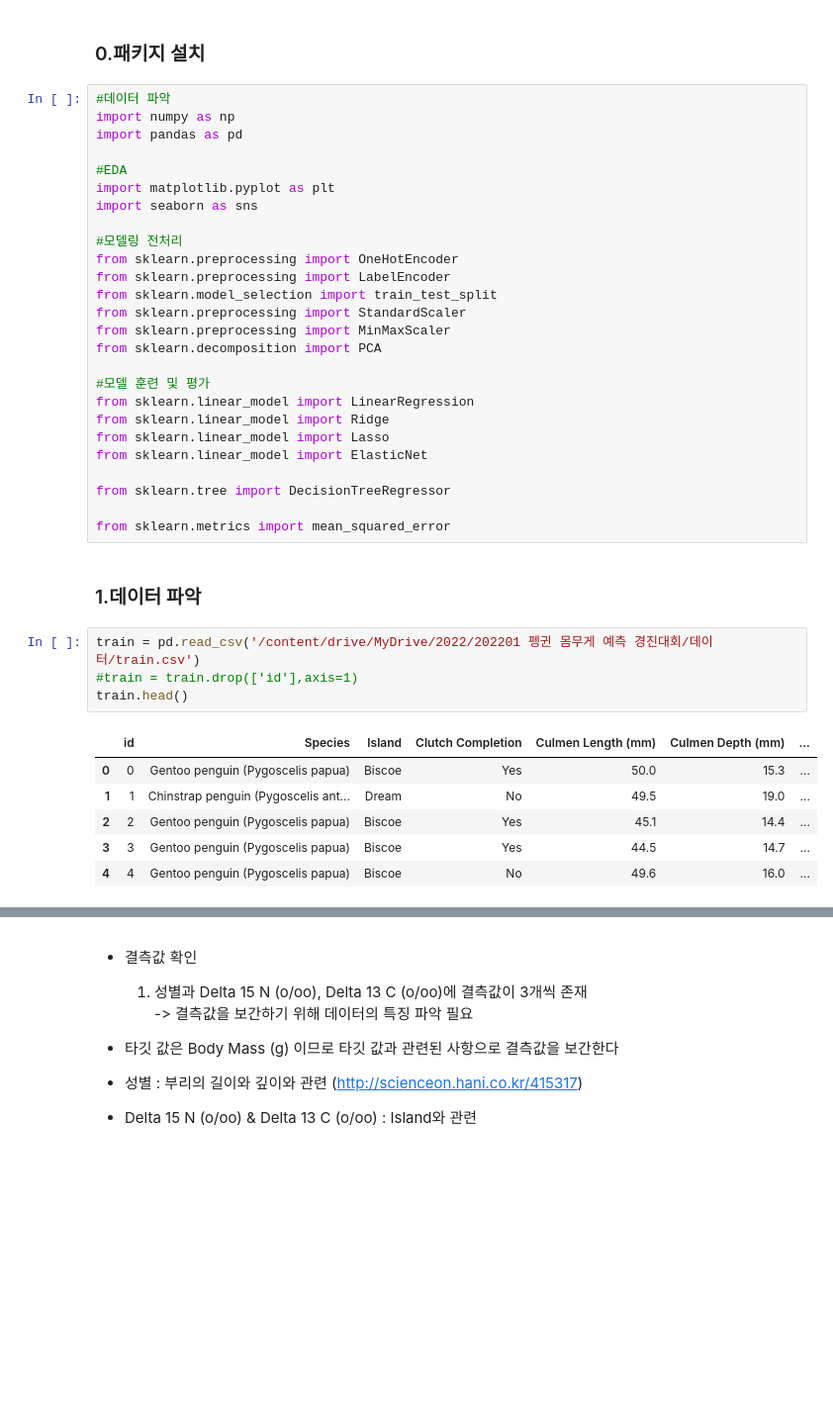
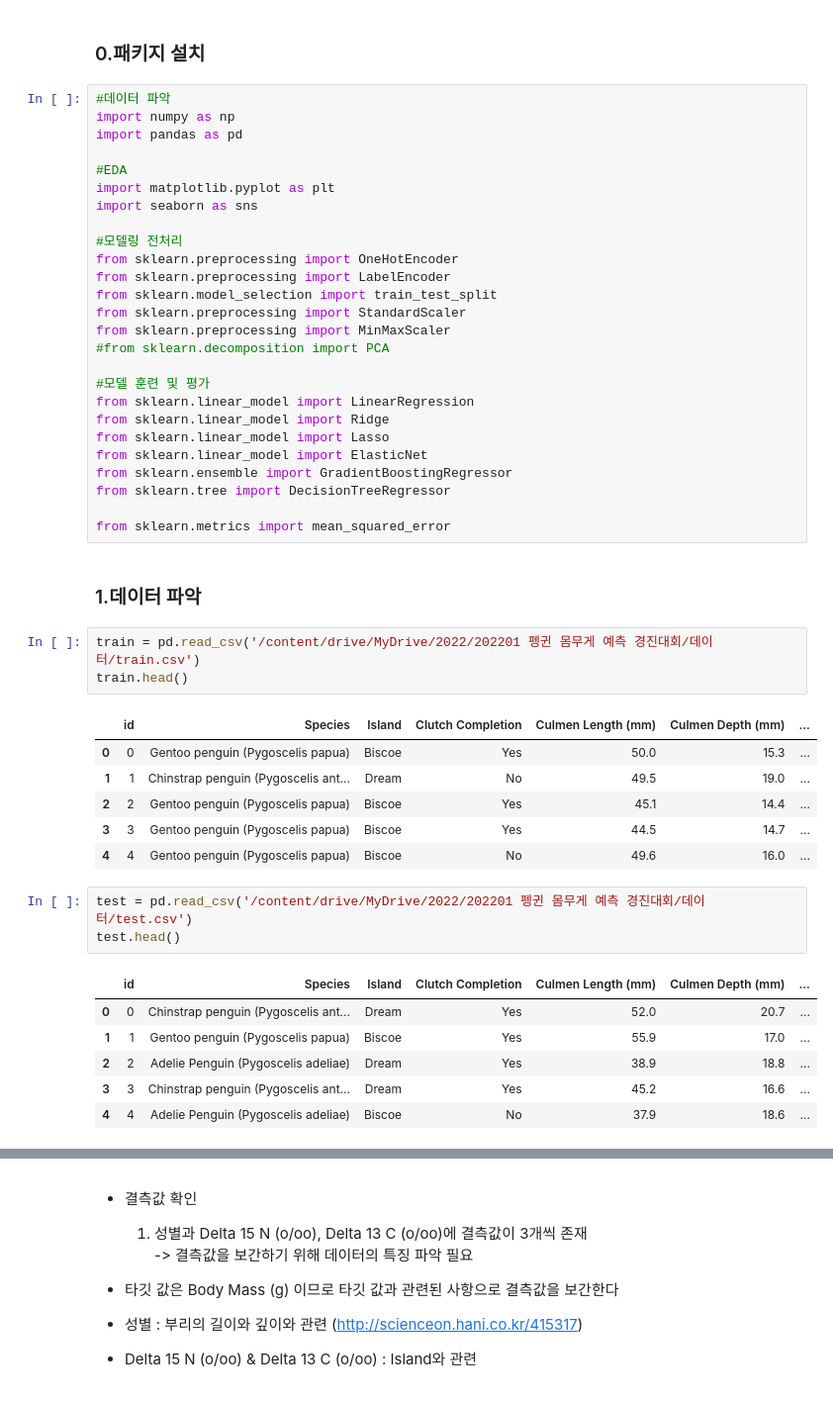
Before and after one commit to juyeon-shin/CLUB-D.N.A., a Jupyter notebook: 2022/01. 펭귄 몸무게 예측 경진대회/펭귄_몸무게_예측_경진대회_포트폴리오.ipynb, the cells around one changed output, grey strips where cells are left out. Shown: that part at 99% size. Saved outputs shown, nothing was run; the diff lists cells and outputs as text; blank space fills up the shorter version.

```diff
--- a/2022/01. 펭귄 몸무게 예측 경진대회/펭귄_몸무게_예측_경진대회_포트폴리오.ipynb
+++ b/2022/01. 펭귄 몸무게 예측 경진대회/펭귄_몸무게_예측_경진대회_포트폴리오.ipynb
@@ -60,14 +58,14 @@ from sklearn.preprocessing import LabelEncoder
 from sklearn.model_selection import train_test_split
 from sklearn.preprocessing import StandardScaler
 from sklearn.preprocessing import MinMaxScaler
-from sklearn.decomposition import PCA
+#from sklearn.decomposition import PCA
 
 #모델 훈련 및 평가
 from sklearn.linear_model import LinearRegression
 from sklearn.linear_model import Ridge
 from sklearn.linear_model import Lasso
 from sklearn.linear_model import ElasticNet
-
+from sklearn.ensemble import GradientBoostingRegressor
 from sklearn.tree import DecisionTreeRegressor
 
 from sklearn.metrics import mean_squared_error
@@ -75,7 +73,6 @@ from sklearn.metrics import mean_squared_error
 ### 1.데이터 파악
 # %%
 train = pd.read_csv('/content/drive/MyDrive/2022/202201 펭귄 몸무게 예측 경진대회/데이터/train.csv')
-#train = train.drop(['id'],axis=1)
 train.head()
 # %% [output]
 |  | id | Species | Island | Clutch Completion | Culmen Length (mm) | Culmen Depth (mm) | ... |
@@ -84,6 +81,16 @@ train.head()
 | 2 | 2 | Gentoo penguin (Pygoscelis papua) | Biscoe | Yes | 45.1 | 14.4 | ... |
 | 3 | 3 | Gentoo penguin (Pygoscelis papua) | Biscoe | Yes | 44.5 | 14.7 | ... |
 | 4 | 4 | Gentoo penguin (Pygoscelis papua) | Biscoe | No | 49.6 | 16.0 | ... |
+# %%
+test = pd.read_csv('/content/drive/MyDrive/2022/202201 펭귄 몸무게 예측 경진대회/데이터/test.csv')
+test.head()
+# %% [output]
+|  | id | Species | Island | Clutch Completion | Culmen Length (mm) | Culmen Depth (mm) | ... |
+| 0 | 0 | Chinstrap penguin (Pygoscelis ant... | Dream | Yes | 52.0 | 20.7 | ... |
+| 1 | 1 | Gentoo penguin (Pygoscelis papua) | Biscoe | Yes | 55.9 | 17.0 | ... |
+| 2 | 2 | Adelie Penguin (Pygoscelis adeliae) | Dream | Yes | 38.9 | 18.8 | ... |
+| 3 | 3 | Chinstrap penguin (Pygoscelis ant... | Dream | Yes | 45.2 | 16.6 | ... |
+| 4 | 4 | Adelie Penguin (Pygoscelis adeliae) | Biscoe | No | 37.9 | 18.6 | ... |
 # %%
 #데이터 확인 & 결측값 확인 & 범주형 변수 값 보기
 
```
Also changed, not shown: parts of 29 cells of this notebook.
